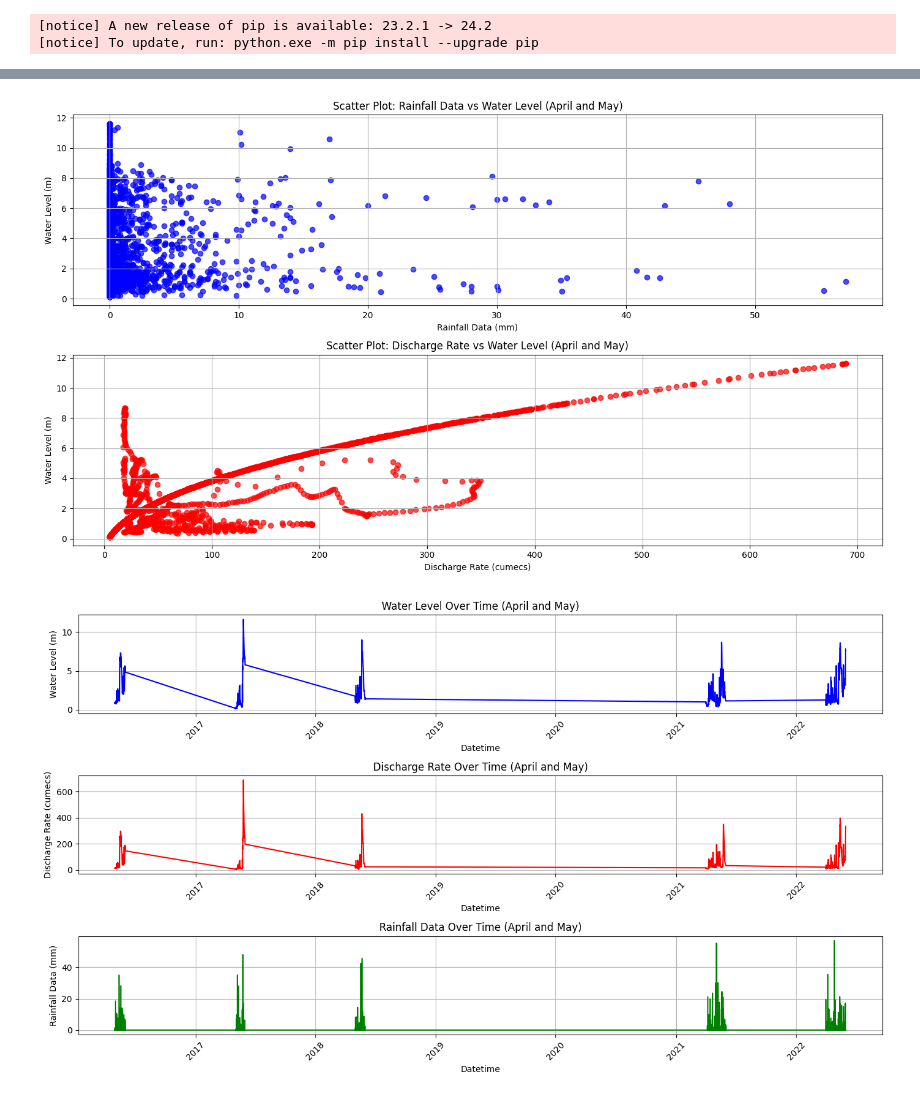
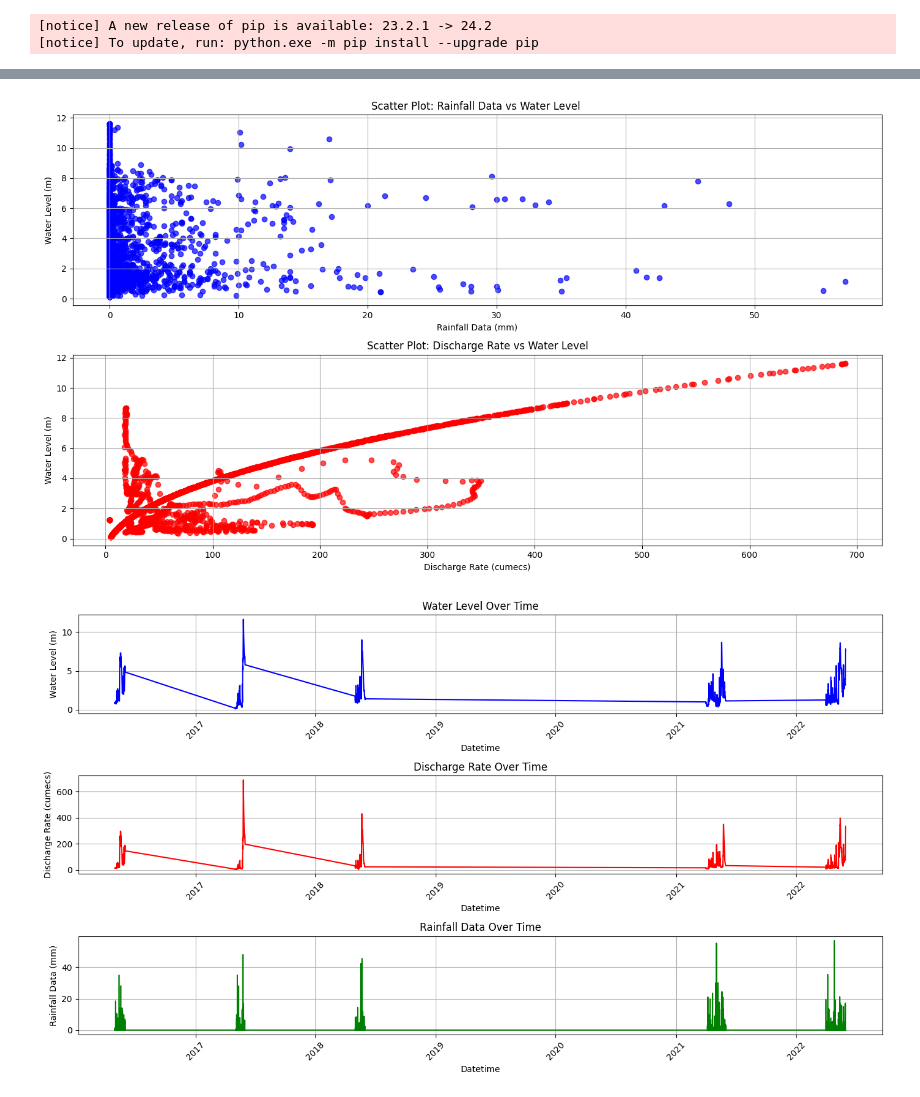
Before and after one commit to JanithK27/Early-warning-system-for-flood-FYP-, a Jupyter notebook: Data_analyse/visualWaterlevelVS rainfall.ipynb, the cells around one changed output, grey strips where cells are left out. Cells and saved outputs as stored; diff of their text form; code cells hidden in the pictures.

```diff
--- a/Data_analyse/visualWaterlevelVS rainfall.ipynb
+++ b/Data_analyse/visualWaterlevelVS rainfall.ipynb
@@ -32,6 +32,20 @@ import matplotlib.pyplot as plt
 # Load the data from the provided CSV file
 file_path = 'F:/FYP project/FYP(Flood)/Real Data/Flood_fyp_data.csv'
 df = pd.read_csv(file_path)
+
+# Check for null values
+print("Missing values in each column before processing:")
+print(df.isnull().sum())
+
+# Method 1: Handle NaN values using forward-fill
+df.fillna(method='ffill', inplace=True)
+
+# Method 2: Interpolation (optional, if you want to interpolate instead of forward fill)
+#data.interpolate(method='linear', inplace=True)
+
+# Recheck for null values after filling
+print("Missing values in each column after processing:")
+print(df.isnull().sum())
 
 # Convert the Date column into a proper datetime format (without specifying format to allow mixed formats)
 df['Date'] = pd.to_datetime(df['Date'], dayfirst=False, errors='coerce')  # Let pandas infer the date format
@@ -51,7 +65,7 @@ plt.figure(figsize=(14, 8))
 # Scatter plot for Water Level vs. Rainfall Data
 plt.subplot(2, 1, 1)
 plt.scatter(df_filtered['Rainfall Data (mm)'], df_filtered['Water Level (m)'], color='b', alpha=0.7)
-plt.title('Scatter Plot: Rainfall Data vs Water Level (April and May)')
+plt.title('Scatter Plot: Rainfall Data vs Water Level ')
 plt.xlabel('Rainfall Data (mm)')
 plt.ylabel('Water Level (m)')
 plt.grid(True)
@@ -59,7 +73,7 @@ plt.grid(True)
 # Scatter plot for Discharge Rate vs Water Level
 plt.subplot(2, 1, 2)
 plt.scatter(df_filtered['Discharge Rate (cumecs)'], df_filtered['Water Level (m)'], color='r', alpha=0.7)
-plt.title('Scatter Plot: Discharge Rate vs Water Level (April and May)')
+plt.title('Scatter Plot: Discharge Rate vs Water Level')
 plt.xlabel('Discharge Rate (cumecs)')
 plt.ylabel('Water Level (m)')
 plt.grid(True)
@@ -73,7 +87,7 @@ plt.figure(figsize=(14, 8))
 # Line chart for Water Level over time
 plt.subplot(3, 1, 1)
 plt.plot(df_filtered['Datetime'], df_filtered['Water Level (m)'], label='Water Level (m)', color='b')
-plt.title('Water Level Over Time (April and May)')
+plt.title('Water Level Over Time')
 plt.xlabel('Datetime')
 plt.ylabel('Water Level (m)')
 plt.xticks(rotation=45)
@@ -82,7 +96,7 @@ plt.grid(True)
 # Line chart for Discharge Rate over time
 plt.subplot(3, 1, 2)
 plt.plot(df_filtered['Datetime'], df_filtered['Discharge Rate (cumecs)'], label='Discharge Rate (cumecs)', color='r')
-plt.title('Discharge Rate Over Time (April and May)')
+plt.title('Discharge Rate Over Time')
 plt.xlabel('Datetime')
 plt.ylabel('Discharge Rate (cumecs)')
 plt.xticks(rotation=45)
@@ -91,7 +105,7 @@ plt.grid(True)
 # Line chart for Rainfall Data over time
 plt.subplot(3, 1, 3)
 plt.plot(df_filtered['Datetime'], df_filtered['Rainfall Data (mm)'], label='Rainfall Data (mm)', color='g')
-plt.title('Rainfall Data Over Time (April and May)')
+plt.title('Rainfall Data Over Time')
 plt.xlabel('Datetime')
 plt.ylabel('Rainfall Data (mm)')
 plt.xticks(rotation=45)
@@ -103,2 +137,2 @@ plt.show()
-[figure, old version]
+[figure, new version]
-[figure, old version]
+[figure, new version]
```
Also changed, not shown: parts of 2 cells of this notebook, 6 other files.
